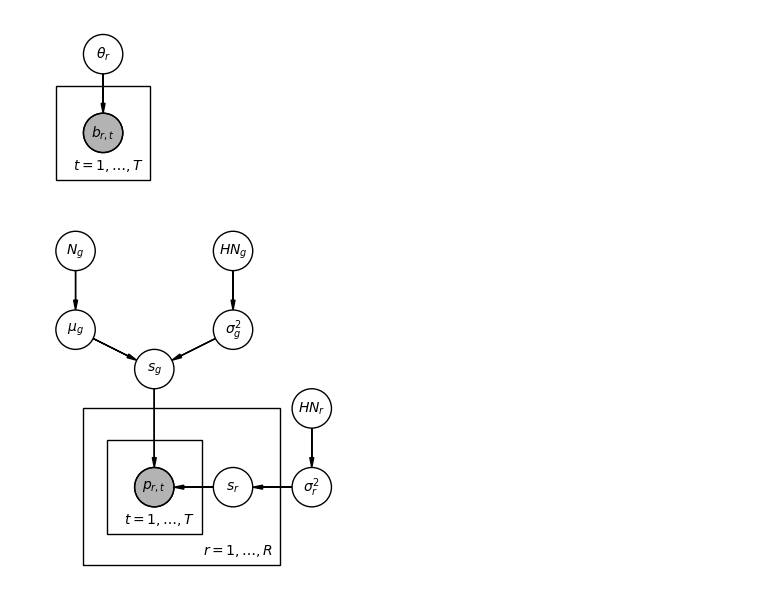
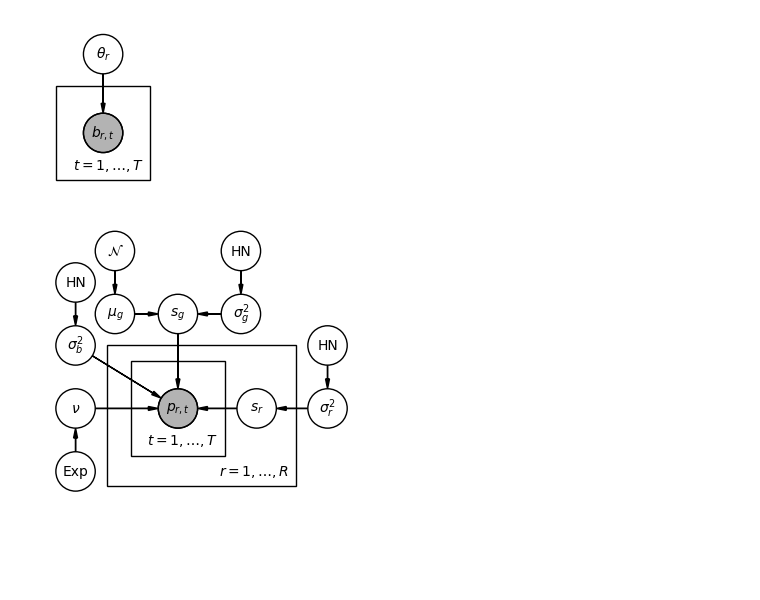
Before and after one commit to rickyrojas311/realtimeElectionForecasting, a Jupyter notebook: model_img.ipynb, the cells around one changed output. Cells and saved outputs as stored; diff of their text form; code cells hidden in the pictures; blank space fills up the shorter version.

```diff
--- a/model_img.ipynb
+++ b/model_img.ipynb
@@ -31,36 +31,45 @@ plt.show()
 [figure]
 # %%
 pgm = PGM()
-pgm.add_node("nix_r", r"$HN_r$", 3, 2)
-pgm.add_node("nix_g", r"$HN_g$", 2, 4)
 pgm.add_node("s_r", r"$s_r$", 2, 1)
-pgm.add_node("N_g", r"$N_g$", 0, 4)
-pgm.add_node("mu_g", r"$\mu_g$", 0, 3)
-pgm.add_node("sigma_g", r"$\sigma^2_g$", 2, 3)
+pgm.add_node("Ng", r"$\mathcal{N}$", 0.2, 3)
+pgm.add_node("mu_g", r"$\mu_g$", 0.2, 2.2)
+pgm.add_node("sigma_b", r"$\sigma_b^2$", -0.3, 1.8)
+pgm.add_node("Nb", "HN", -0.3, 2.6)
+pgm.add_node("nu", r"$\nu$", -0.3, 1)
+pgm.add_node("Enu", "Exp", -0.3, 0.2)
+
+pgm.add_node("sigma_g", r"$\sigma^2_g$", 1.8, 2.2)
+pgm.add_node("Nsg", "HN", 1.8, 3)
 # pgm.add_node("mu_r", r"$\mu_r$", 3.5, 1.5)
-pgm.add_node("sigma_r", r"$\sigma^2_r$", 3, 1)
+pgm.add_node("Nr", "HN", 2.9, 1.8)
+pgm.add_node("sigma_r", r"$\sigma^2_r$", 2.9, 1)
 
-pgm.add_plate([0.1, 0.01, 2.5, 2], label=r"$r = 1, \ldots, R$",
+pgm.add_plate([0.1, 0.01, 2.4, 1.8], label=r"$r = 1, \ldots, R$",
               position="bottom right")
-pgm.add_node("s", r"$s_{g}$", 1, 2.5)
+pgm.add_node("s", r"$s_{g}$", 1, 2.2)
 pgm.add_node("batch", r"$p_{r,t}$", 1, 1, observed=True)
 pgm.add_plate([0.4, 0.4, 1.2, 1.2], label=r"$t = 1, \ldots, T$",
               position="bottom right")
 
 # pgm.add_edge("nix_g", "mu_g")
-pgm.add_edge("nix_g", "sigma_g")
 pgm.add_edge("mu_g", "s")
+pgm.add_edge("sigma_b", "batch")
 pgm.add_edge("sigma_g", "s")
 pgm.add_edge("s", "batch")
 pgm.add_edge("s_r", "batch")
-pgm.add_edge("N_g", "mu_g")
+pgm.add_edge("nu", "batch")
+pgm.add_edge("Enu", "nu")
 # pgm.add_edge("nix_r", "mu_r")
-pgm.add_edge("nix_r", "sigma_r")
 # pgm.add_edge("mu_r", "s_r")
 pgm.add_edge("sigma_r", "s_r")
+pgm.add_edge("Nb", "sigma_b")
+pgm.add_edge("Ng", "mu_g")
+pgm.add_edge("Nsg", "sigma_g")
+pgm.add_edge("Nr", "sigma_r")
 
 pgm.render()
 plt.gca().set_aspect('equal')
 plt.show()
 # %% [output]
-[figure, old version]
+[figure, new version]
```
Also changed, not shown: 2 other files.
